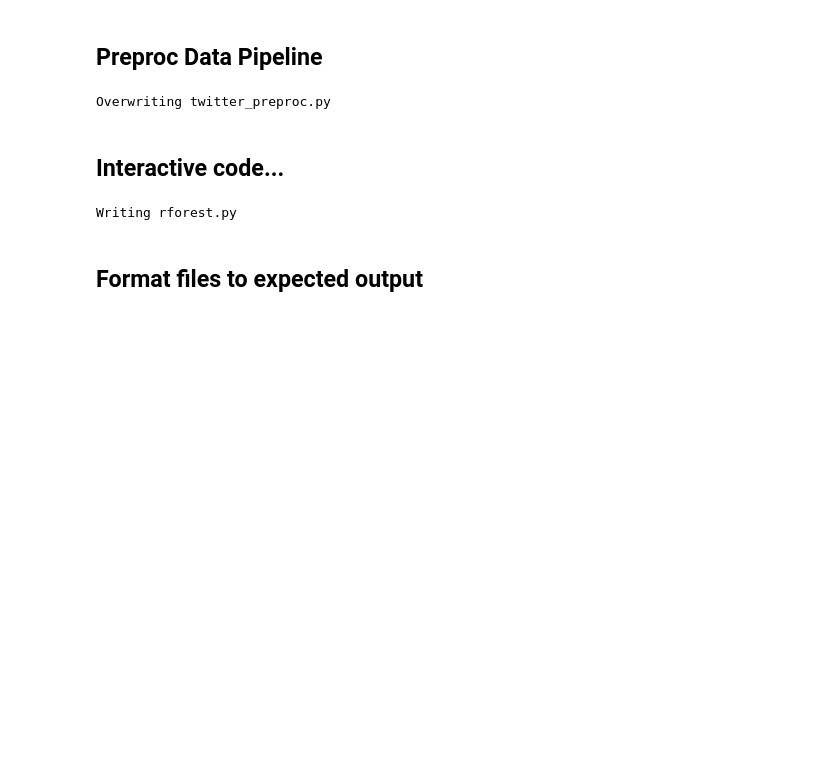
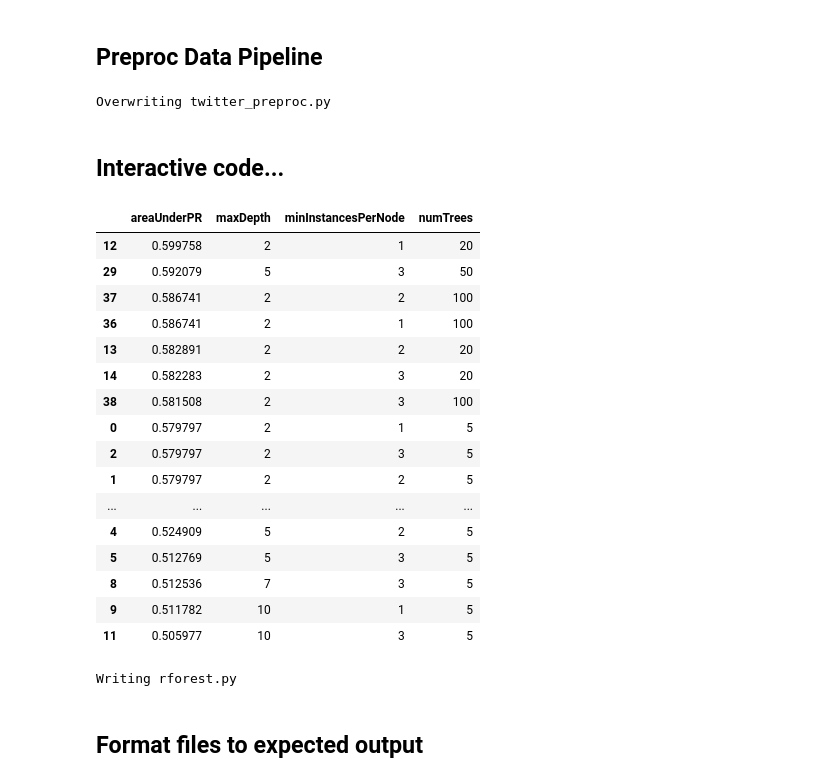
Before and after one commit to BrennerG/recsys-twitter, a Jupyter notebook: src/Twitter.ipynb, the cells around one changed output. Saved outputs shown, nothing was run; the diff lists cells and outputs as text; code cells hidden in the pictures; blank space fills up the shorter version.

Commit message:
added gridsearch parameter settings comparison code

```diff
--- a/src/Twitter.ipynb
+++ b/src/Twitter.ipynb
@@ -326,3 +338,9 @@ preproc = twitter_preproc(spark, sc, train, testFile=testfile)
 
 traindata = preproc.getDF()
 testdata = preproc.getTestDF()
+# %%
+#    def __init__(self, spark:SparkSession, sc:SparkContext, inputFile:str, seed:int=123,
+#                 MF:bool=False, trainsplit:float=0.9):
+preproc = twitter_preproc(spark, sc, train)
+
+traindata = preproc.getDF()
@@ -329,3 +351,52 @@ testdata = preproc.getTestDF()
+# %%
+preds = ["like", "retweet", "reply", "retweet_comment"]
+
+for feat in preds[:1]:
+    # train a random forest with default vals...
+    evaluator = BinaryClassificationEvaluator(rawPredictionCol="prediction", labelCol=feat)
+    evaluator.setMetricName('areaUnderPR')
+
+    rf = RandomForestClassifier(labelCol=feat, featuresCol="all_features", seed=42)
+
+    paramGrid = (ParamGridBuilder()
+             .addGrid(rf.numTrees, [5, 20, 50, 100])
+             .addGrid(rf.maxDepth, [2, 5, 7, 10])
+             .addGrid(rf.minInstancesPerNode, [1, 2, 3])
+             .build())
+
+    crossval = CrossValidator(estimator=rf,
+                              estimatorParamMaps=paramGrid,
+                              evaluator=evaluator,
+                              numFolds=5,
+                              seed=42)
+
+    cvModel = crossval.fit(traindata)
+    #prediction = cvModel.transform(traindata)
+# %%
+params = [{p.name: v for p, v in m.items()} for m in cvModel.getEstimatorParamMaps()]
+grid_result = pd.DataFrame.from_dict([
+    {cvModel.getEvaluator().getMetricName(): metric, **ps}
+    for ps, metric in zip(params, cvModel.avgMetrics)
+])
+grid_result.sort_values(by="areaUnderPR", ascending=False)
+# %% [output]
+|  | areaUnderPR | maxDepth | minInstancesPerNode | numTrees |
+| 12 | 0.599758 | 2 | 1 | 20 |
+| 29 | 0.592079 | 5 | 3 | 50 |
+| 37 | 0.586741 | 2 | 2 | 100 |
+| 36 | 0.586741 | 2 | 1 | 100 |
+| 13 | 0.582891 | 2 | 2 | 20 |
+| 14 | 0.582283 | 2 | 3 | 20 |
+| 38 | 0.581508 | 2 | 3 | 100 |
+| 0 | 0.579797 | 2 | 1 | 5 |
+| 2 | 0.579797 | 2 | 3 | 5 |
+| 1 | 0.579797 | 2 | 2 | 5 |
+| ... | ... | ... | ... | ... |
+| 4 | 0.524909 | 5 | 2 | 5 |
+| 5 | 0.512769 | 5 | 3 | 5 |
+| 8 | 0.512536 | 7 | 3 | 5 |
+| 9 | 0.511782 | 10 | 1 | 5 |
+| 11 | 0.505977 | 10 | 3 | 5 |
 # %%
 from pyspark.mllib.classification import LogisticRegressionWithLBFGS
 from pyspark.ml.classification import RandomForestClassifier
```
Also changed, not shown: parts of 2 cells of this notebook.
